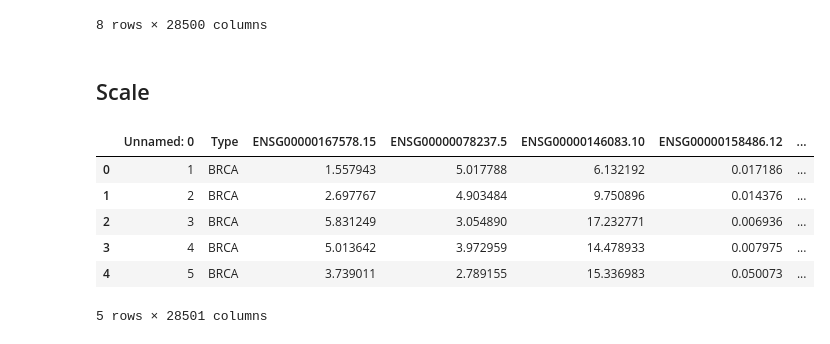
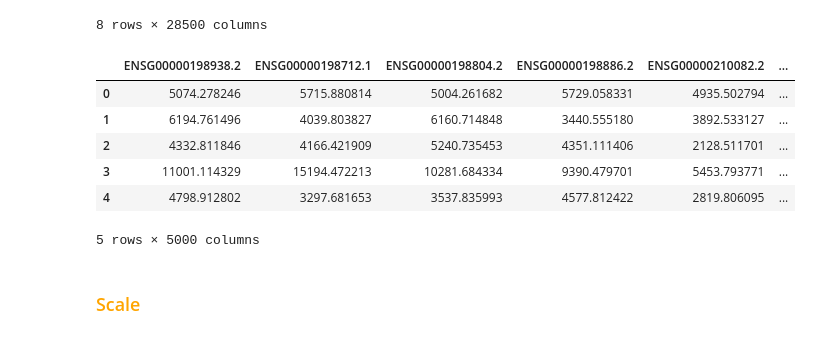
Before and after one commit to GingerLqt/Axaitech_TissueBiopsy, a Jupyter notebook: TissueBiopsy.ipynb, the cells around one changed output. Drawn from its saved outputs; the diff is of its cells as text; code cells hidden in the pictures.

```diff
--- a/TissueBiopsy.ipynb
+++ b/TissueBiopsy.ipynb
@@ -171,16 +178,16 @@ reduced_OV = OV.loc[:, top_mad_genes_OV]
 mad_genes_PRAD = PRAD.mad(axis=0).sort_values(ascending=False)
 top_mad_genes_PRAD = mad_genes_PRAD.iloc[0:num_mad_genes, ].index
 reduced_PRAD = PRAD.loc[:, top_mad_genes_PRAD]
-# %% [markdown]
-## Scale
 # %%
-data.head()
+reduced_df.head()
 # %% [output]
-|  | Unnamed: 0 | Type | ENSG00000167578.15 | ENSG00000078237.5 | ENSG00000146083.10 | ENSG00000158486.12 | ... |
-| 0 | 1 | BRCA | 1.557943 | 5.017788 | 6.132192 | 0.017186 | ... |
-| 1 | 2 | BRCA | 2.697767 | 4.903484 | 9.750896 | 0.014376 | ... |
-| 2 | 3 | BRCA | 5.831249 | 3.054890 | 17.232771 | 0.006936 | ... |
-| 3 | 4 | BRCA | 5.013642 | 3.972959 | 14.478933 | 0.007975 | ... |
-| 4 | 5 | BRCA | 3.739011 | 2.789155 | 15.336983 | 0.050073 | ... |
+|  | ENSG00000198938.2 | ENSG00000198712.1 | ENSG00000198804.2 | ENSG00000198886.2 | ENSG00000210082.2 | ... |
+| 0 | 5074.278246 | 5715.880814 | 5004.261682 | 5729.058331 | 4935.502794 | ... |
+| 1 | 6194.761496 | 4039.803827 | 6160.714848 | 3440.555180 | 3892.533127 | ... |
+| 2 | 4332.811846 | 4166.421909 | 5240.735453 | 4351.111406 | 2128.511701 | ... |
+| 3 | 11001.114329 | 15194.472213 | 10281.684334 | 9390.479701 | 5453.793771 | ... |
+| 4 | 4798.912802 | 3297.681653 | 3537.835993 | 4577.812422 | 2819.806095 | ... |
-5 rows × 28501 columns
+5 rows × 5000 columns
+# %% [markdown]
+### <span style="color:orange">Scale</span>
 # %%
```
Also changed, not shown: parts of 31 cells of this notebook.
